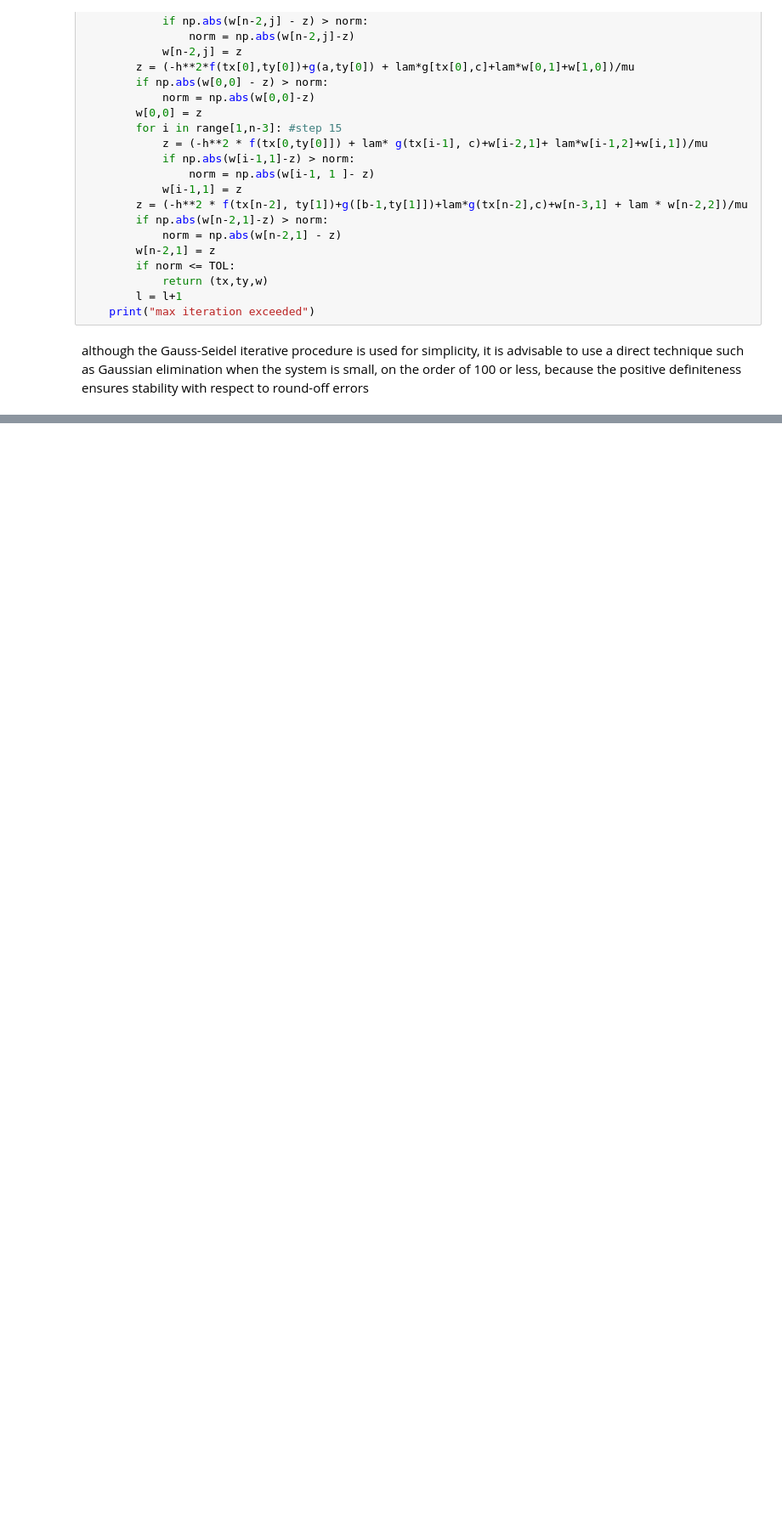
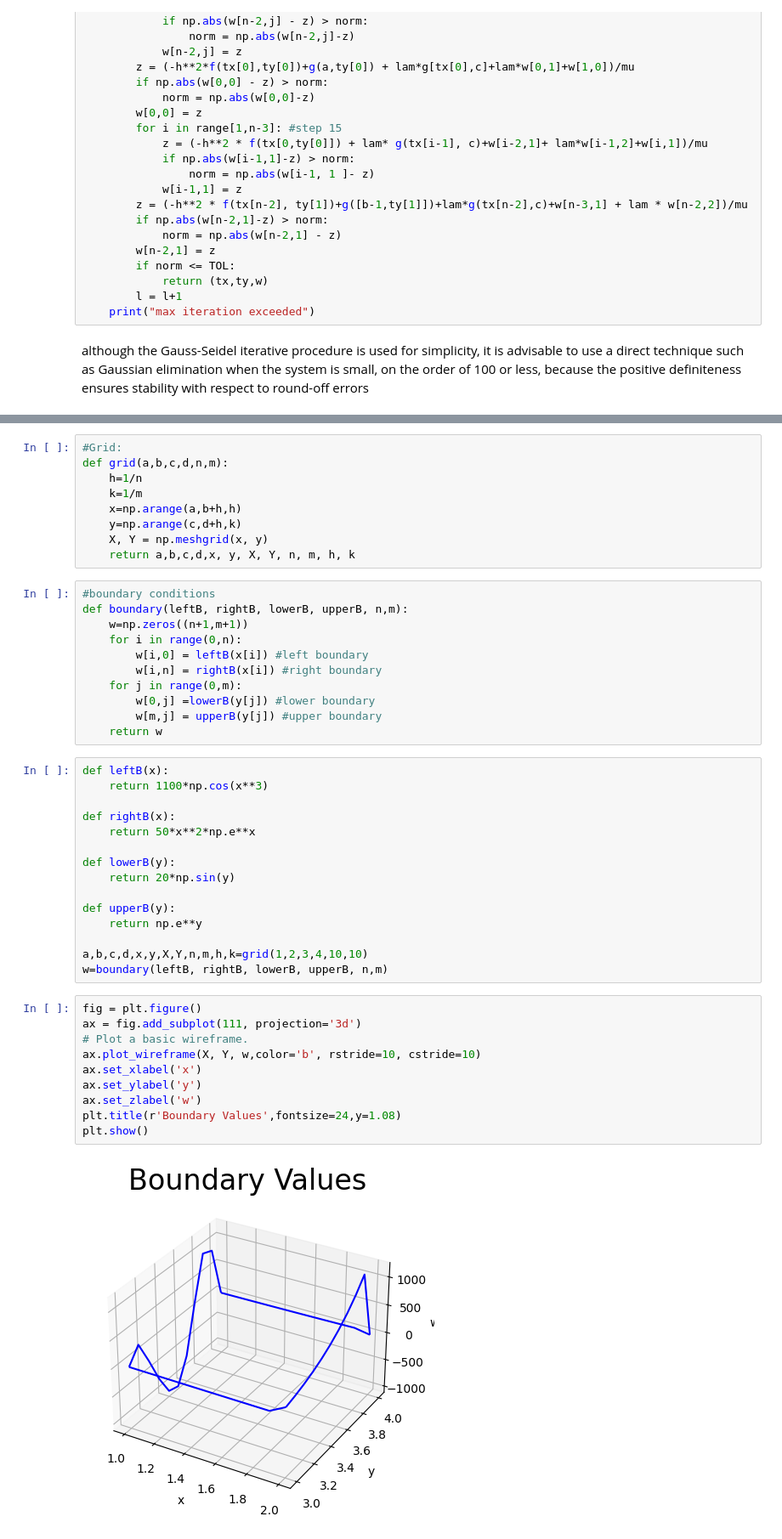
Before and after one commit to AshifulBhuiyan/NumericalAnalysis, a Jupyter notebook: Numerical_Analysis Ch12.ipynb, the cells around one changed output, grey strips where cells are left out. Shown at 85% size. Saved outputs shown, nothing was run; the diff lists cells and outputs as text; blank space fills up the shorter version.

```diff
--- a/Numerical_Analysis Ch12.ipynb
+++ b/Numerical_Analysis Ch12.ipynb
@@ -145,0 +270,47 @@ def g(x,y):
+# %%
+#Grid:
+def grid(a,b,c,d,n,m):
+    h=1/n
+    k=1/m
+    x=np.arange(a,b+h,h)
+    y=np.arange(c,d+h,k)
+    X, Y = np.meshgrid(x, y)
+    return a,b,c,d,x, y, X, Y, n, m, h, k
+# %%
+#boundary conditions
+def boundary(leftB, rightB, lowerB, upperB, n,m):
+    w=np.zeros((n+1,m+1))
+    for i in range(0,n):
+        w[i,0] = leftB(x[i]) #left boundary
+        w[i,n] = rightB(x[i]) #right boundary
+    for j in range(0,m):
+        w[0,j] =lowerB(y[j]) #lower boundary
+        w[m,j] = upperB(y[j]) #upper boundary
+    return w
+# %%
+def leftB(x):
+    return 1100*np.cos(x**3)
+
+def rightB(x):
+    return 50*x**2*np.e**x
+
+def lowerB(y):
+    return 20*np.sin(y)
+
+def upperB(y):
+    return np.e**y
+
+a,b,c,d,x,y,X,Y,n,m,h,k=grid(1,2,3,4,10,10)
+w=boundary(leftB, rightB, lowerB, upperB, n,m)
+# %%
+fig = plt.figure()
+ax = fig.add_subplot(111, projection='3d')
+# Plot a basic wireframe.
+ax.plot_wireframe(X, Y, w,color='b', rstride=10, cstride=10)
+ax.set_xlabel('x')
+ax.set_ylabel('y')
+ax.set_zlabel('w')
+plt.title(r'Boundary Values',fontsize=24,y=1.08)
+plt.show()
+# %% [output]
+[figure, added]
```
Also changed, not shown: parts of 6 cells of this notebook.
